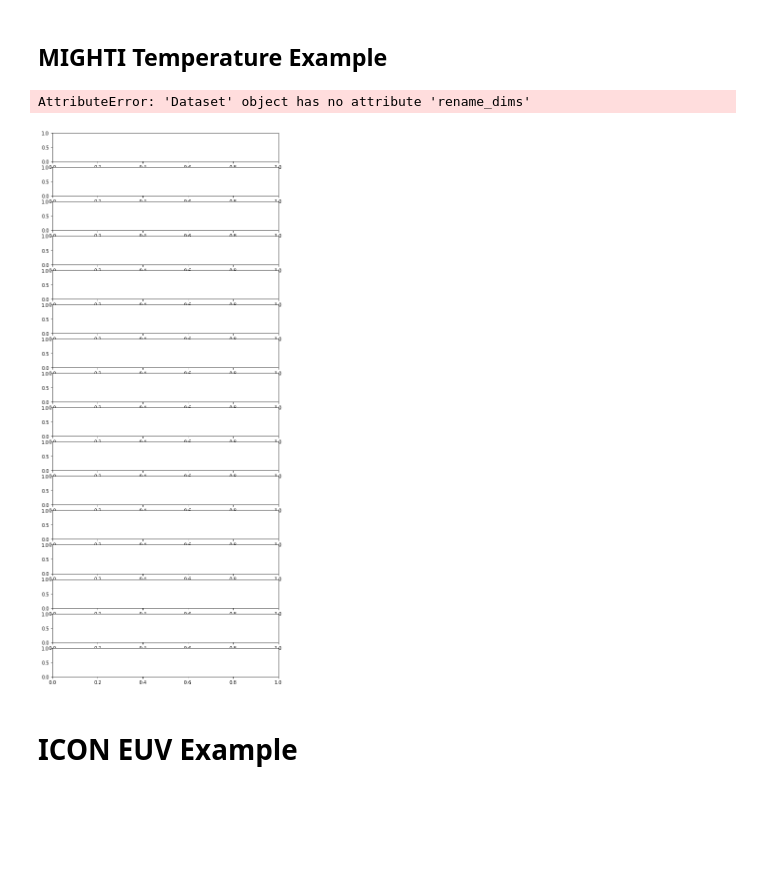
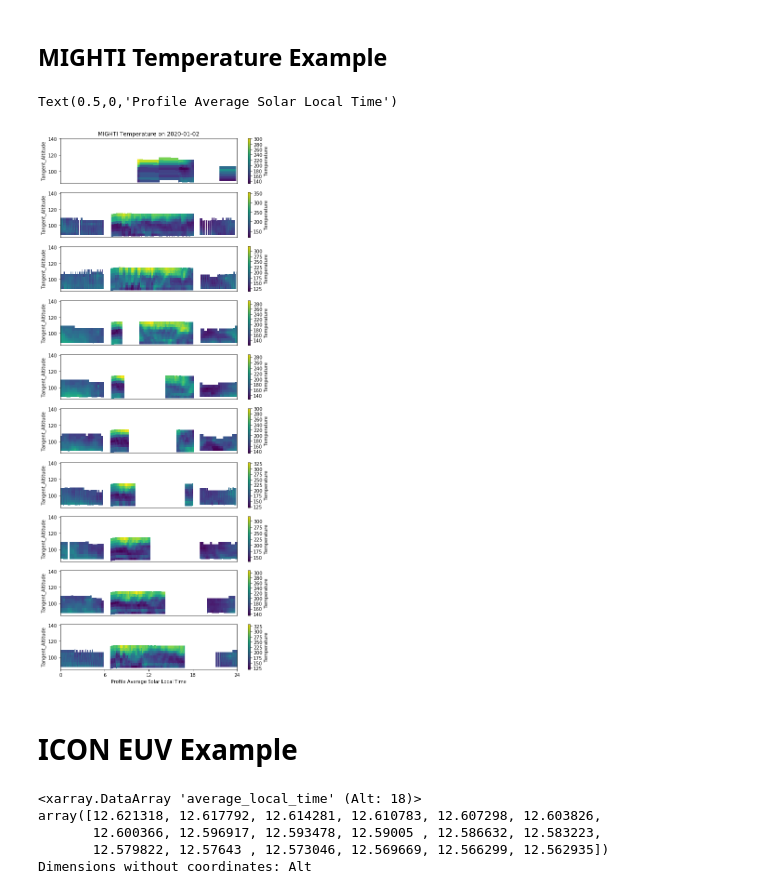
Before and after one commit to pysat/pysat, a Jupyter notebook: demo/ICON_demo.ipynb, the cells around one changed output. Cells and saved outputs as stored; diff of their text form; code cells hidden in the pictures; blank space fills up the shorter version.

Commit message:
ENH: Temperature plots now working

```diff
--- a/demo/ICON_demo.ipynb
+++ b/demo/ICON_demo.ipynb
@@ -312,47 +312,66 @@ Text(0.5,0,'Profile Average Solar Local Time')
 # %%
 # pick 'a' or 'b' for the MIGHTI instrument
 sat_id = 'a'
 
 # set date
 date = dt.datetime(2020, 1, 2)
 
 orbit_info = {'kind': 'lt', 'index': 'average_local_time'}
 
-def add_average_local_solar_time(inst):
-    """Adds mean profile local solar time as variable """
-    # average local time over profile
-    inst['average_local_time'] = inst['Local_Solar_Time'].mean(axis=1)
-    idx, = np.where(~inst['average_local_time'].isnull())
-    inst.data = inst[idx]
-    return
-
 # MIGHTI Temperature
 mighti = pysat.Instrument('icon', 'mighti', tag='temperature',
                                    sat_id=sat_id, orbit_info=orbit_info)
 # confine orbit calculation to user set date
 mighti.bounds = (date, date)
-# add calculation of profile average local time
-mighti.custom.add(add_average_local_solar_time, 'modify')
 
-# create a figure so each orbit is on the same plot
-fig, axs = plt.subplots(16, 1, figsize=(8.5,21))
+def add_average_tangent_solar_time(inst):
+    """Adds mean profile local solar time as variable """
+    # average local time over profile
+    inst['average_local_time'] = inst['Tangent_Local_Solar_Time'].mean(axis=0)
+    idx, = np.where(~inst['average_local_time'].isnull())
+    inst.data = inst[idx]
+    return
+# add method
+mighti.custom.add(add_average_tangent_solar_time, 'modify')
 
+# create figure
+first_loop = True
+for i, mighti in enumerate(mighti.orbits):
+    # create figure on first loop
+    # we now know how many orbits in the day
+    if first_loop:
+        fig, axs = plt.subplots(mighti.orbits.num, 1, figsize=(8.5,21))
+        first_loop = False
 
-for i, mighti in enumerate(mighti.orbits):
     # enable support for plotting local_time on x-axis
-    alt = ("Epoch", mighti['average_local_time'])
-    a = mighti.data['Temperature'].assign_coords(average_local_time=alt)
+    slt = ("Epoch", mighti['average_local_time'])
+    # enable support for plotting tangent altitude on y axis
+    alt = (("Alt", "Epoch"), mighti['Tangent_Altitude'])
+    # apply coordinates
+    a = mighti.data['Temperature'].assign_coords(average_local_time=slt,
+                                                Tangent_Altitude=alt)
+    # ensure local time is monotonically increasing
+    a = a.sortby(mighti['average_local_time'])
     # make plot
-    a.transpose().plot(ax=axs[i], x='average_local_time', y='Alt')
+    a.transpose().plot(ax=axs[i], x='average_local_time', y='Tangent_Altitude')
     axs[i].set_xlim((0, 24))
     axs[i].set_xticks([])
     axs[i].set_xlabel('')
 
+# Set title and outermost x axis label
 axs[0].set_title('MIGHTI Temperature on ' + date.strftime('%Y-%m-%d'))
 axs[-1].set_xticks([0, 6, 12, 18, 24])
 axs[-1].set_xlabel('Profile Average Solar Local Time')
 # %% [output]
-AttributeError: 'Dataset' object has no attribute 'rename_dims'
+Text(0.5,0,'Profile Average Solar Local Time')
-[figure, old version]
+[figure, new version]
 # %% [markdown]
 # ICON EUV Example
+# %%
+mighti['average_local_time']
+# %% [output]
+<xarray.DataArray 'average_local_time' (Alt: 18)>
+array([12.621318, 12.617792, 12.614281, 12.610783, 12.607298, 12.603826,
+       12.600366, 12.596917, 12.593478, 12.59005 , 12.586632, 12.583223,
+       12.579822, 12.57643 , 12.573046, 12.569669, 12.566299, 12.562935])
+Dimensions without coordinates: Alt
```
